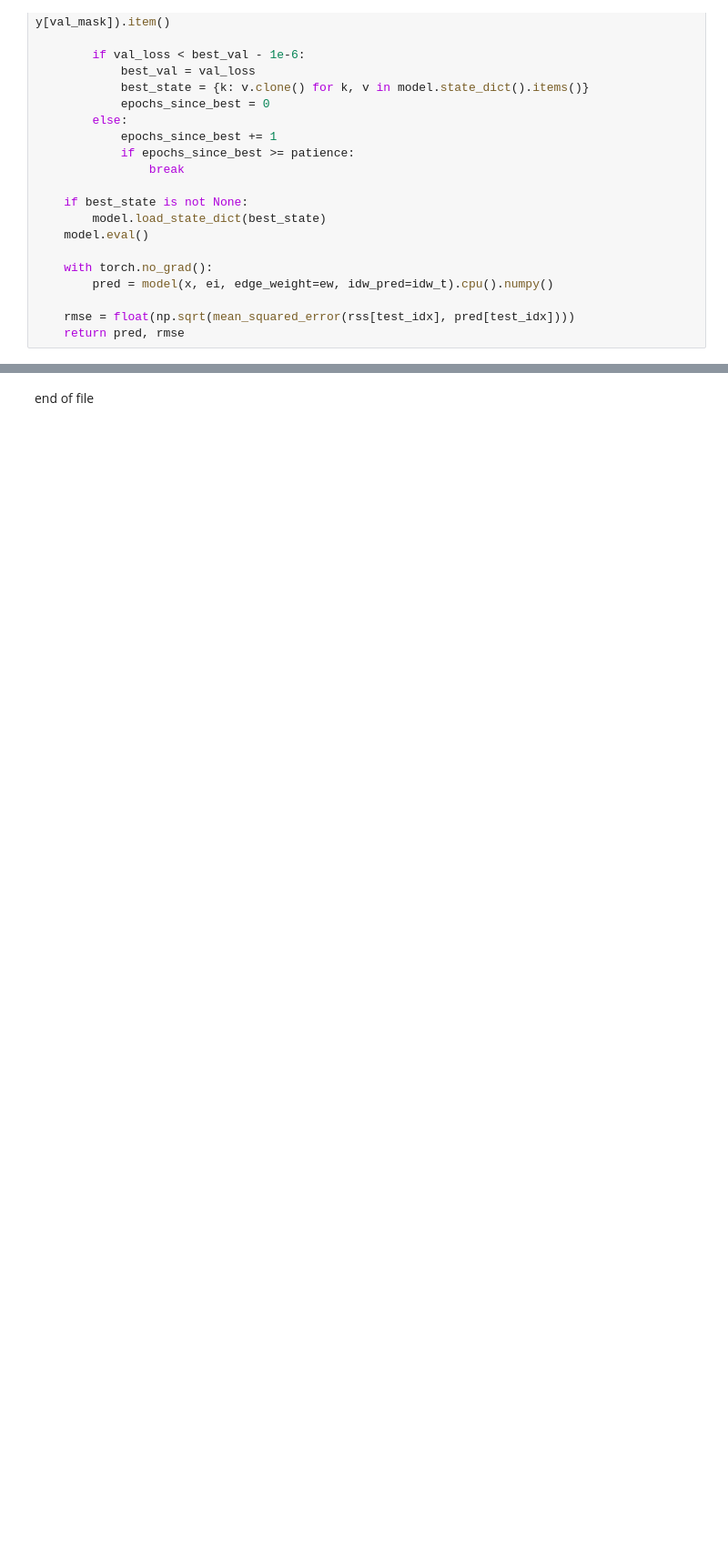
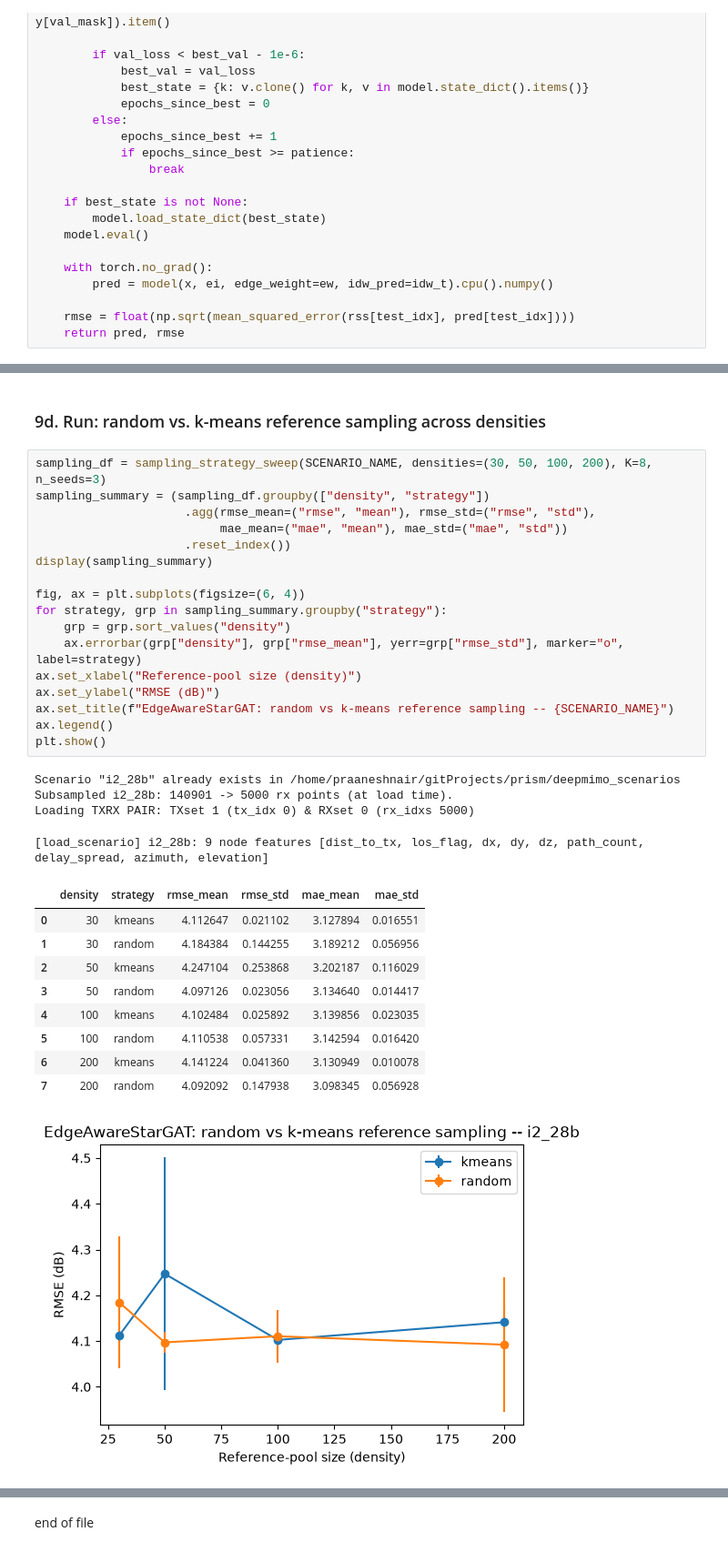
Before and after one commit to CompileArtisan/prism, a Jupyter notebook: radiomap_6g_sweep.ipynb, the cells around one changed output, grey strips where cells are left out. Shown at 91% size. Cells and saved outputs as stored; diff of their text form; blank space fills up the shorter version.

Commit message:
star graph model attempted

```diff
--- a/radiomap_6g_sweep.ipynb
+++ b/radiomap_6g_sweep.ipynb
@@ -1599,0 +1895,34 @@ Sparse Regime: i1_2p5
+# %% [markdown]
+### 9d. Run: random vs. k-means reference sampling across densities
+# %%
+sampling_df = sampling_strategy_sweep(SCENARIO_NAME, densities=(30, 50, 100, 200), K=8, n_seeds=3)
+sampling_summary = (sampling_df.groupby(["density", "strategy"])
+                     .agg(rmse_mean=("rmse", "mean"), rmse_std=("rmse", "std"),
+                          mae_mean=("mae", "mean"), mae_std=("mae", "std"))
+                     .reset_index())
+display(sampling_summary)
+
+fig, ax = plt.subplots(figsize=(6, 4))
+for strategy, grp in sampling_summary.groupby("strategy"):
+    grp = grp.sort_values("density")
+    ax.errorbar(grp["density"], grp["rmse_mean"], yerr=grp["rmse_std"], marker="o", label=strategy)
+ax.set_xlabel("Reference-pool size (density)")
+ax.set_ylabel("RMSE (dB)")
+ax.set_title(f"EdgeAwareStarGAT: random vs k-means reference sampling -- {SCENARIO_NAME}")
+ax.legend()
+plt.show()
+# %% [output]
+Scenario "i2_28b" already exists in /home/praaneshnair/gitProjects/prism/deepmimo_scenarios
+Subsampled i2_28b: 140901 -> 5000 rx points (at load time).
+Loading TXRX PAIR: TXset 1 (tx_idx 0) & RXset 0 (rx_idxs 5000)
+[load_scenario] i2_28b: 9 node features [dist_to_tx, los_flag, dx, dy, dz, path_count, delay_spread, azimuth, elevation]
+|  | density | strategy | rmse_mean | rmse_std | mae_mean | mae_std |
+| 0 | 30 | kmeans | 4.112647 | 0.021102 | 3.127894 | 0.016551 |
+| 1 | 30 | random | 4.184384 | 0.144255 | 3.189212 | 0.056956 |
+| 2 | 50 | kmeans | 4.247104 | 0.253868 | 3.202187 | 0.116029 |
+| 3 | 50 | random | 4.097126 | 0.023056 | 3.134640 | 0.014417 |
+| 4 | 100 | kmeans | 4.102484 | 0.025892 | 3.139856 | 0.023035 |
+| 5 | 100 | random | 4.110538 | 0.057331 | 3.142594 | 0.016420 |
+| 6 | 200 | kmeans | 4.141224 | 0.041360 | 3.130949 | 0.010078 |
+| 7 | 200 | random | 4.092092 | 0.147938 | 3.098345 | 0.056928 |
+[figure, added]
```
Also changed, not shown: parts of 18 cells of this notebook.
